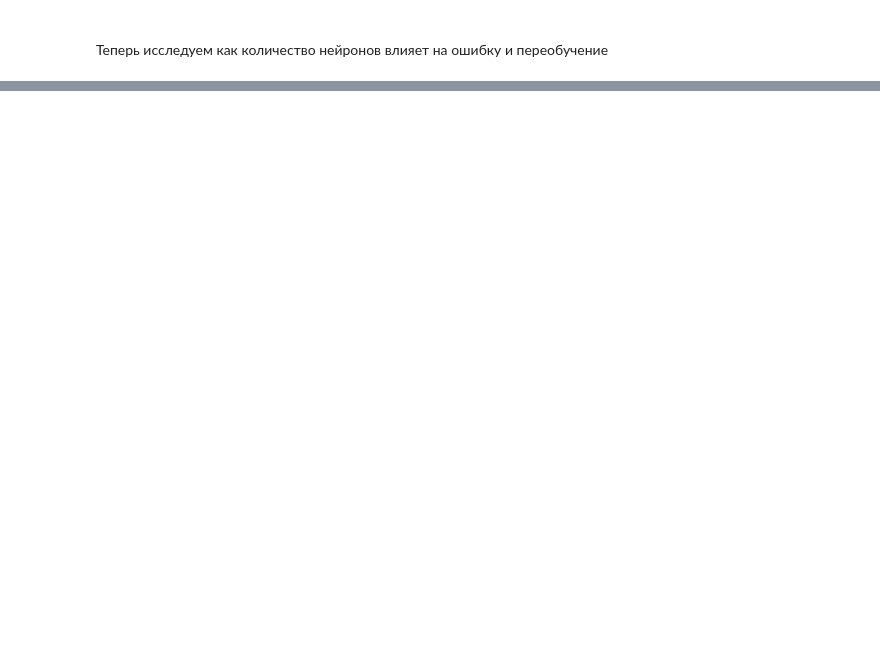
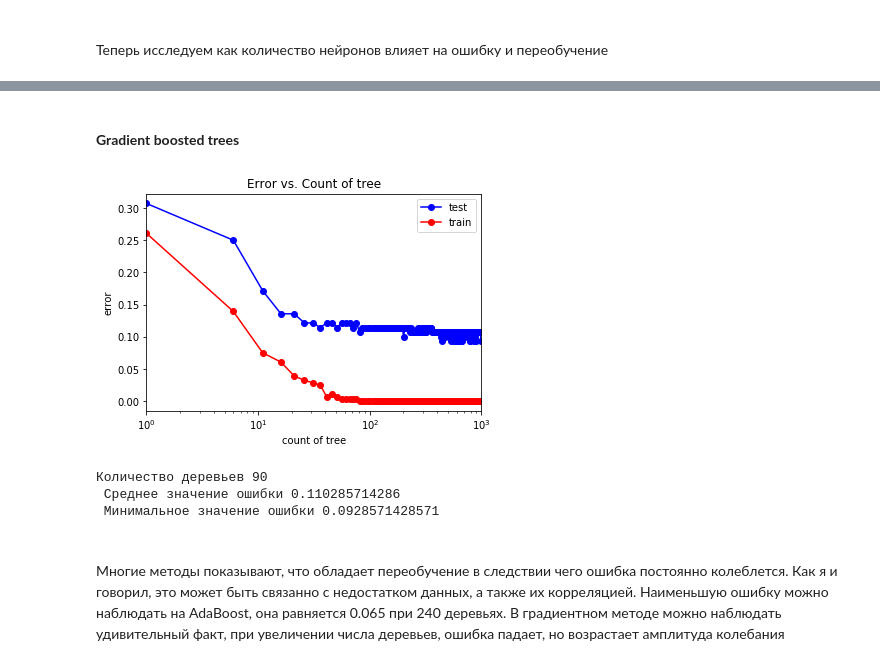
Before and after one commit to SergeyOsechkin/MachineLearningNNGU, a Jupyter notebook: Solution.ipynb, the cells around one changed output, grey strips where cells are left out. Cells and saved outputs as stored; diff of their text form; code cells hidden in the pictures; blank space fills up the shorter version.

```diff
--- a/Solution.ipynb
+++ b/Solution.ipynb
@@ -569,0 +473,40 @@ for alpha in alpha_arr:
+# %% [markdown]
+<BR><strong>Gradient boosted trees</strong></BR>
+# %%
+tree_arr = []
+oob_scores = []
+for i in range(1,1000,5):
+    tree_arr.append(i)
+test_err = []
+train_err = []
+for tree in tree_arr:
+    rf = ensemble.GradientBoostingClassifier(n_estimators = tree)
+    rf.fit(X_train, Y_train)
+
+    Y_train_pred = rf.predict(X_train)
+    Y_test_pred = rf.predict(X_test)
+    train_err.append(np.mean(Y_train.values.ravel() != Y_train_pred))
+    test_err.append(np.mean(Y_test.values.ravel() != Y_test_pred))
+    #oob_scores.append(rf.oob_score_) #Оценка качества модели
+
+plt.figure(1)
+plt.semilogx(tree_arr, test_err, 'b-o', label = 'test')
+plt.semilogx(tree_arr, train_err, 'r-o', label = 'train')
+plt.xlim([np.min(tree_arr), np.max(tree_arr)])
+plt.title('Error vs. Count of tree')
+plt.xlabel('count of tree')
+plt.ylabel('error')
+plt.legend()
+pass
+# %% [output]
+[figure, added]
+# %%
+print('Количество деревьев ' + str(test_err.index(np.min(test_err)) + 1) + '\n',
+      'Среднее значение ошибки ' + str(np.mean(test_err)) + '\n',
+      'Минимальное значение ошибки ' + str(np.min(test_err)))
+# %% [output]
+Количество деревьев 90
+ Среднее значение ошибки 0.110285714286
+ Минимальное значение ошибки 0.0928571428571
+# %% [markdown]
+<BR>Многие методы показывают, что обладает переобучение в следствии чего ошибка постоянно колеблется. Как я и говорил, это может быть связанно с недостатком данных, а также их корреляцией. Наименьшую ошибку можно наблюдать на AdaBoost, она равняется 0.065 при 240 деревьях. В градиентном методе можно наблюдать удивительный факт, при увеличении числа деревьев, ошибка падает, но возрастает амплитуда колебания</BR>
```
Also changed, not shown: parts of 60 cells of this notebook.
